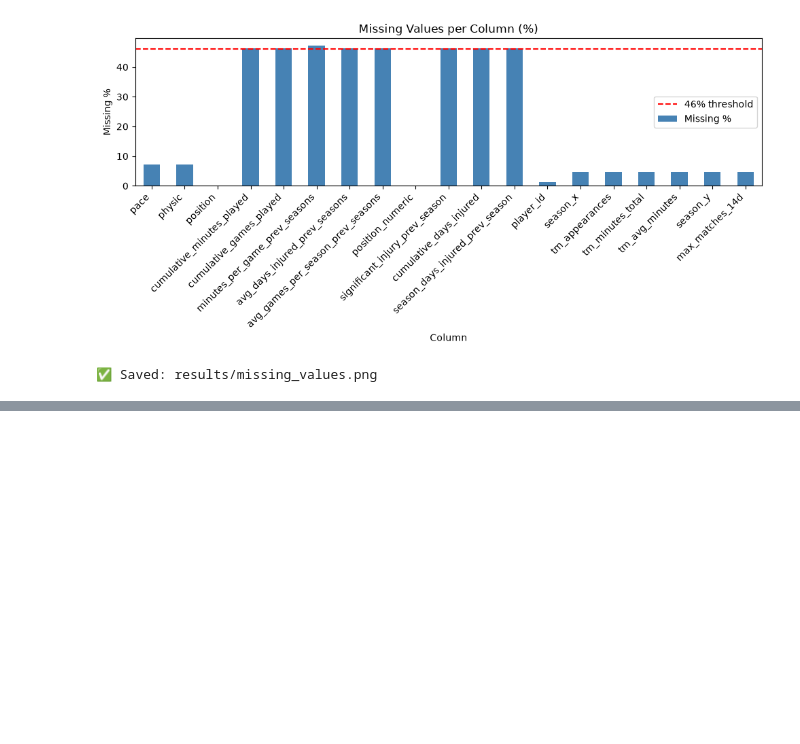
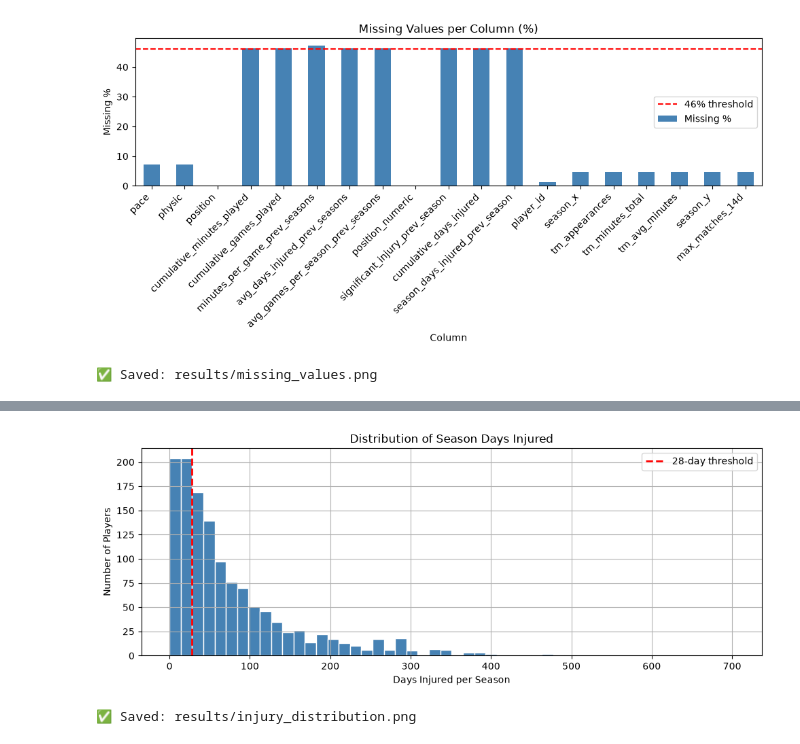
Before and after one commit to Jerrin-Jose/Bachelor-Thesis, a Jupyter notebook: thesis_pipeline.ipynb, the cells around one changed output, grey strips where cells are left out. Drawn from its saved outputs; the diff is of its cells as text; code cells hidden in the pictures; blank space fills up the shorter version.

Commit message:
Add:  injury distribution and class distribution

```diff
--- a/thesis_pipeline.ipynb
+++ b/thesis_pipeline.ipynb
@@ -169,0 +204,24 @@ print("✅ Saved: results/missing_values.png")
+# %%
+# ============================================================
+# STEP 2f — INJURY DAYS DISTRIBUTION
+# ============================================================
+
+plt.figure(figsize=(10, 4))
+df['season_days_injured'].hist(
+    bins=50,
+    color='steelblue',
+    edgecolor='white'
+)
+plt.axvline(x=28, color='red', linestyle='--',
+            linewidth=2, label='28-day threshold')
+plt.title('Distribution of Season Days Injured')
+plt.xlabel('Days Injured per Season')
+plt.ylabel('Number of Players')
+plt.legend()
+plt.tight_layout()
+plt.savefig('results/injury_distribution.png', dpi=150)
+plt.show()
+print("✅ Saved: results/injury_distribution.png")
+# %% [output]
+[figure, added]
+✅ Saved: results/injury_distribution.png
```
Also changed, not shown: parts of 3 cells of this notebook, 2 other files.
